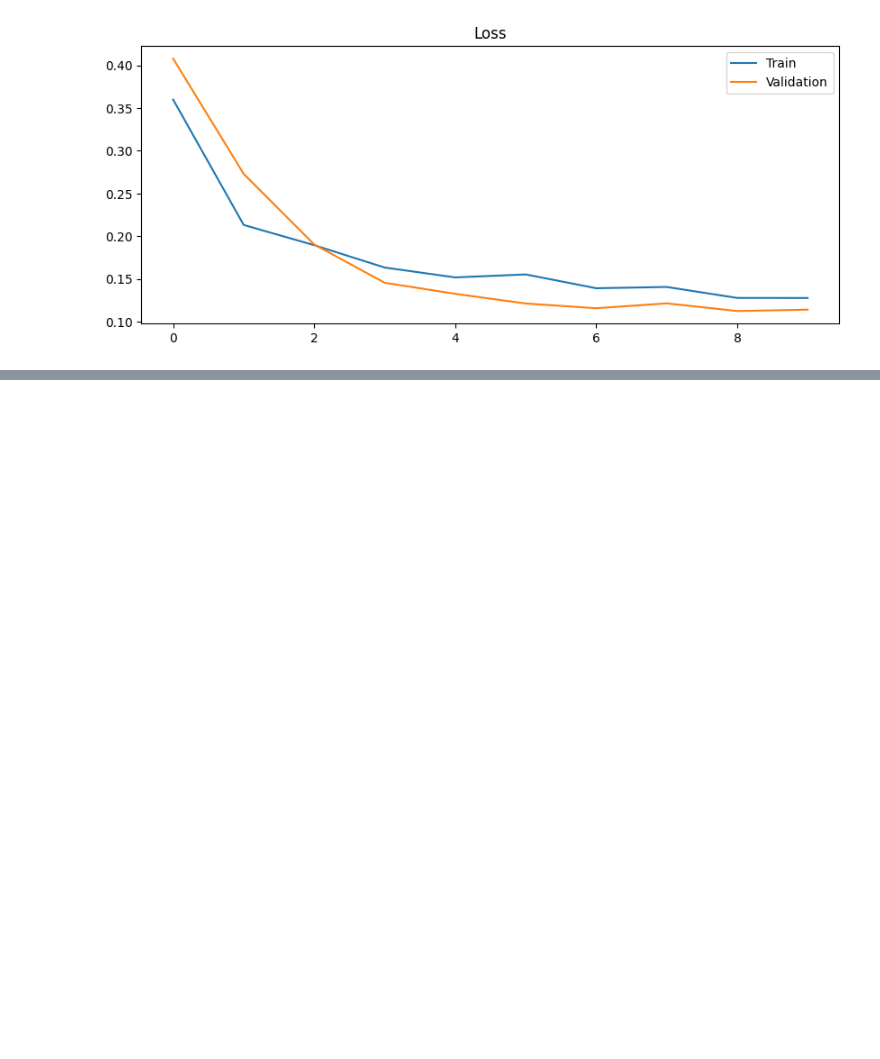
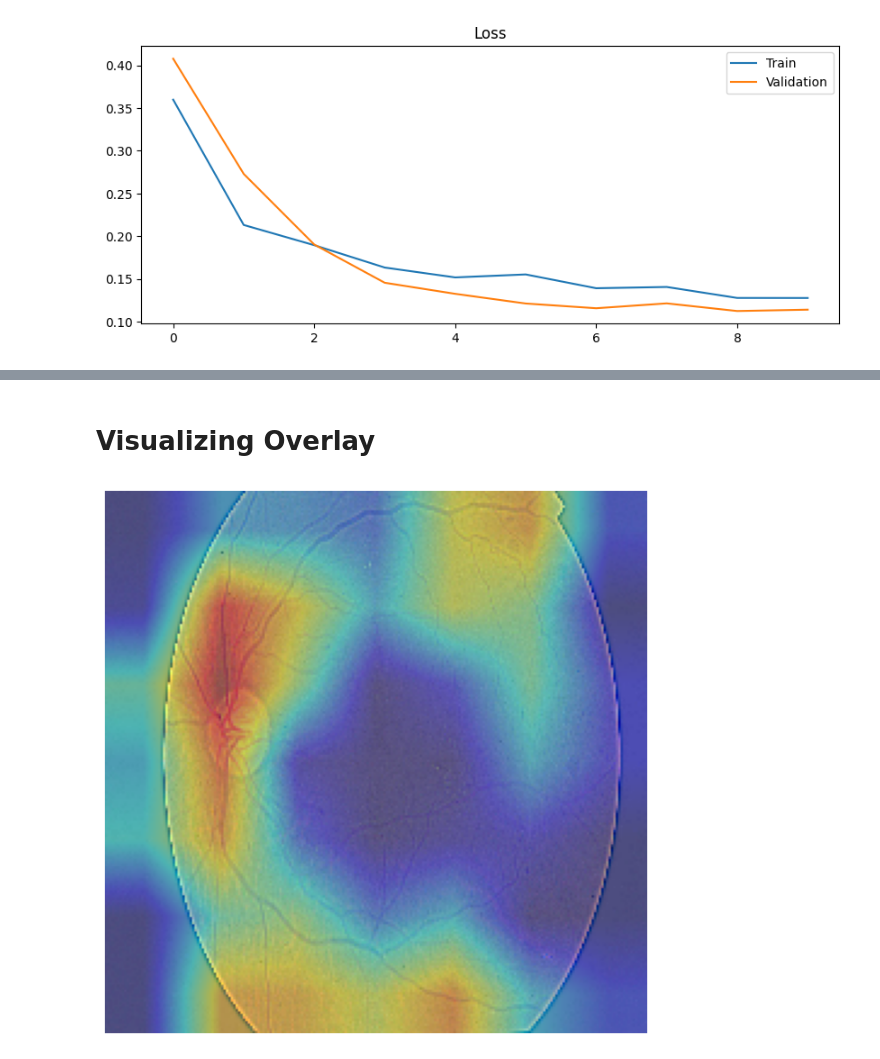
Before and after one commit to SanjaraT/Attention-Based-Multi-Scale-Ensemble-Network-for-Diabetic-Retinopathy-Detection, a Jupyter notebook: DR_Attention_Ensemble.ipynb, the cells around one changed output, grey strips where cells are left out. Drawn from its saved outputs; the diff is of its cells as text; code cells hidden in the pictures; blank space fills up the shorter version.

```diff
--- a/DR_Attention_Ensemble.ipynb
+++ b/DR_Attention_Ensemble.ipynb
@@ -653,0 +765,36 @@ plt.show()
+# %% [markdown]
+# Visualizing Overlay
+# %%
+heatmap_resized = cv2.resize(
+    heatmap,
+    (224,224)
+)
+
+heatmap_resized = np.uint8(
+    255 * heatmap_resized
+)
+
+heatmap_color = cv2.applyColorMap(
+    heatmap_resized,
+    cv2.COLORMAP_JET
+)
+
+overlay = cv2.addWeighted(
+    cv2.cvtColor(img, cv2.COLOR_RGB2BGR),
+    0.6,
+    heatmap_color,
+    0.4,
+    0
+)
+
+overlay = cv2.cvtColor(
+    overlay,
+    cv2.COLOR_BGR2RGB
+)
+
+plt.figure(figsize=(8,8))
+plt.imshow(overlay)
+plt.axis("off")
+plt.show()
+# %% [output]
+[figure, added]
```
Also changed, not shown: parts of 16 cells of this notebook.
